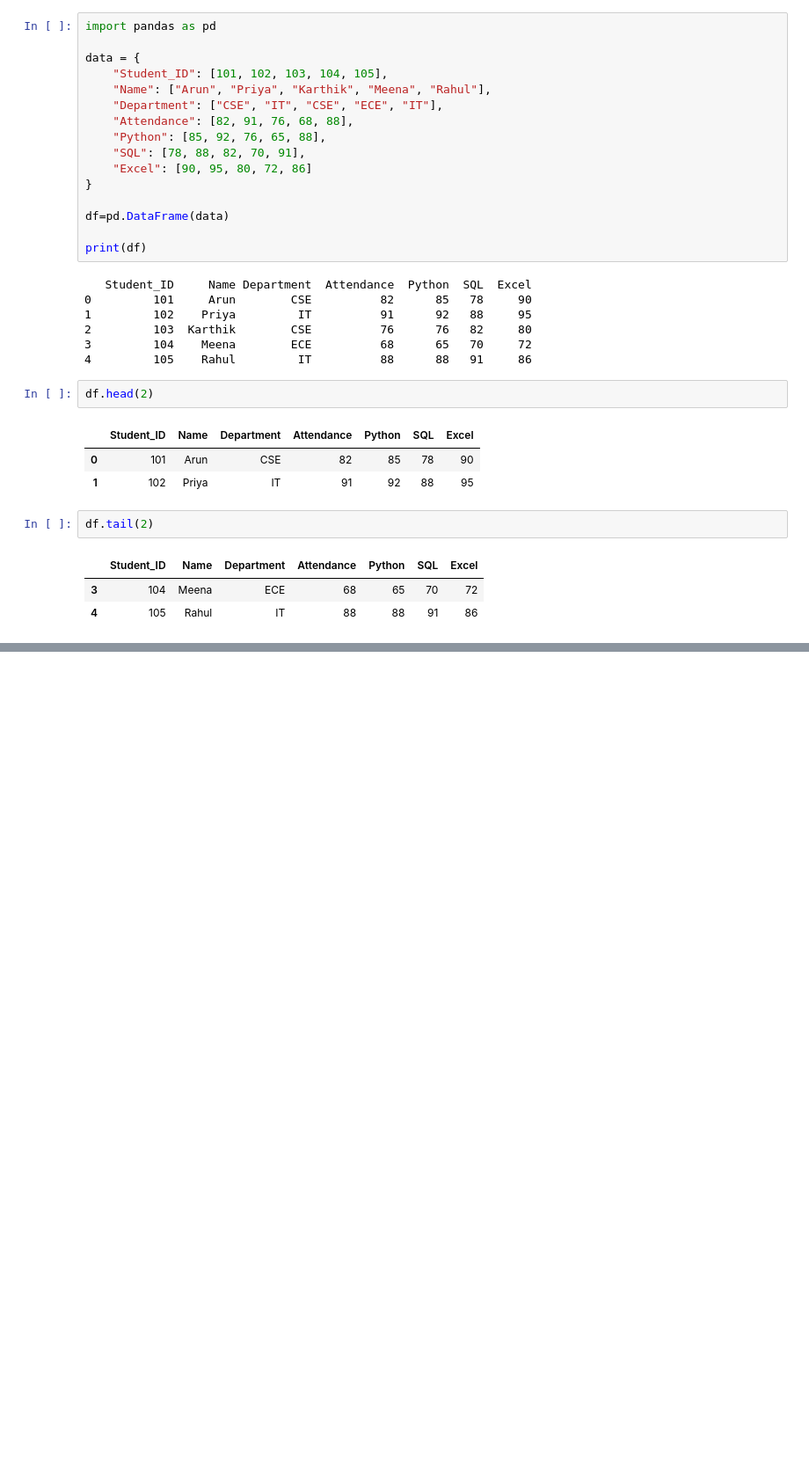
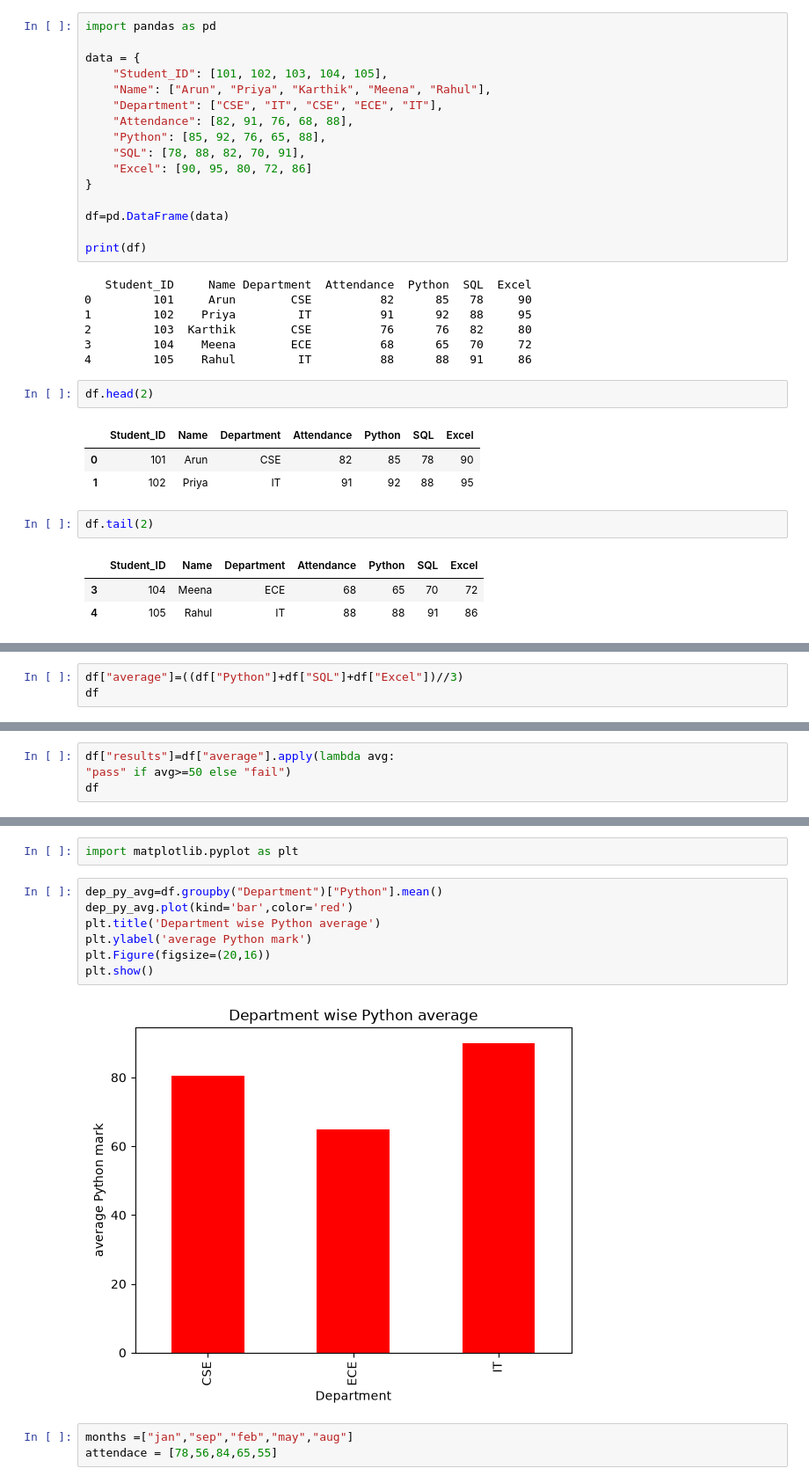
Before and after one commit to lbalamurugan-185/BALAMURUGAN_PORTFOLIO, a Jupyter notebook: 3. PYTHON/Foundations/oops/numpy_prac.ipynb, the cells around one changed output, grey strips where cells are left out. Shown at 88% size. Drawn from its saved outputs; the diff is of its cells as text; blank space fills up the shorter version.

Commit message:
Added new Python files and updates

```diff
--- a/3. PYTHON/Foundations/oops/numpy_prac.ipynb
+++ b/3. PYTHON/Foundations/oops/numpy_prac.ipynb
@@ -101,0 +225,3 @@ df.tail(2)
+# %%
+df["average"]=((df["Python"]+df["SQL"]+df["Excel"])//3)
+df
@@ -101,0 +235,4 @@ df.tail(2)
+# %%
+df["results"]=df["average"].apply(lambda avg:
+"pass" if avg>=50 else "fail")
+df
@@ -101,0 +293,14 @@ df.tail(2)
+# %%
+import matplotlib.pyplot as plt
+# %%
+dep_py_avg=df.groupby("Department")["Python"].mean()
+dep_py_avg.plot(kind='bar',color='red')
+plt.title('Department wise Python average')
+plt.ylabel('average Python mark')
+plt.Figure(figsize=(20,16))
+plt.show()
+# %% [output]
+[figure, added]
+# %%
+months =["jan","sep","feb","may","aug"]
+attendace = [78,56,84,65,55]
```
Also changed, not shown: parts of 26 cells of this notebook.
